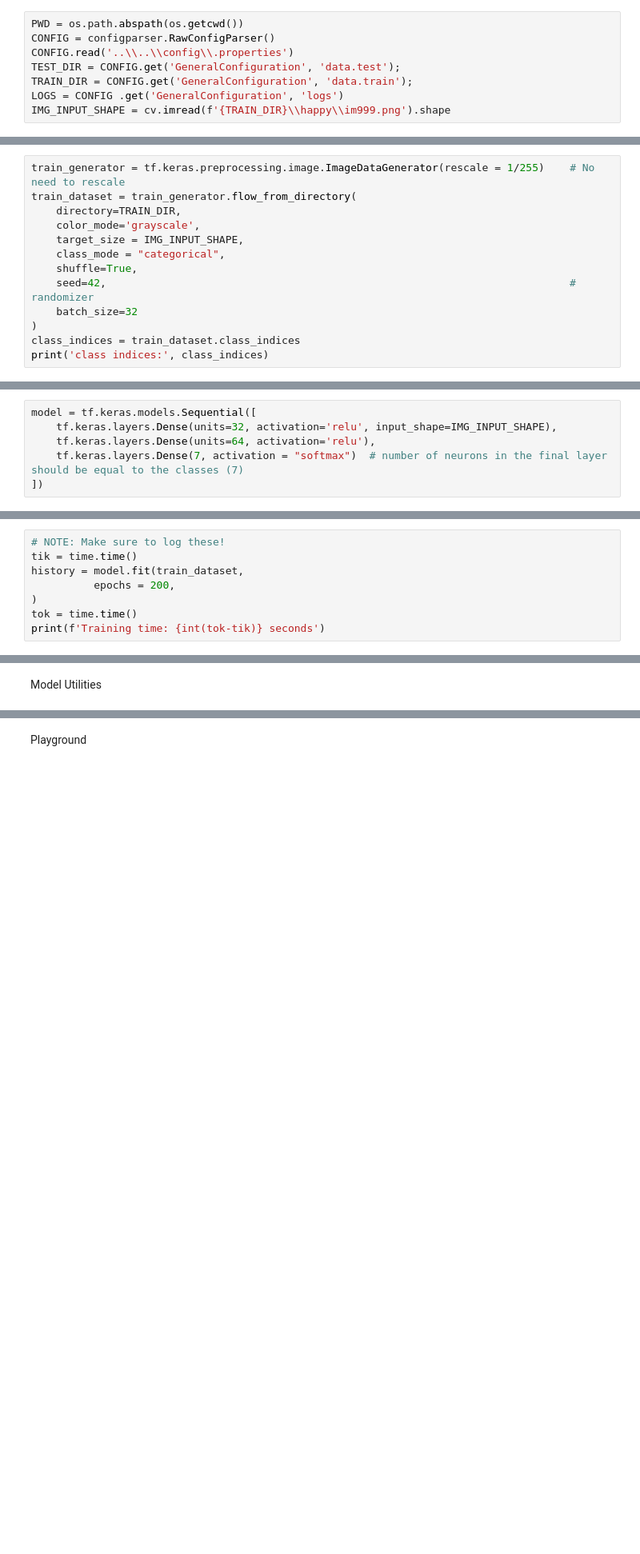
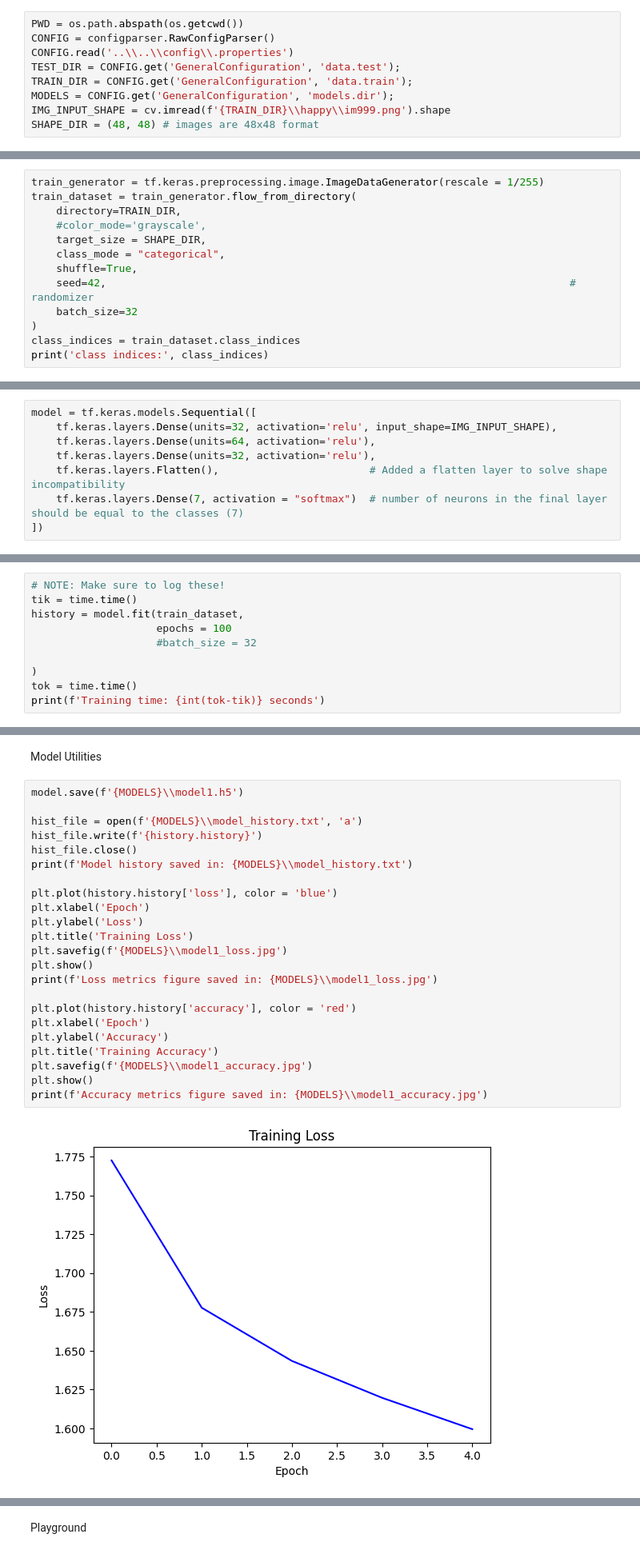
Before and after one commit to satorhho/realtime-emotion-detection, a Jupyter notebook: src/train/train.ipynb, the cells around one changed output, grey strips where cells are left out. Shown at 80% size. Saved outputs shown, nothing was run; the diff lists cells and outputs as text; blank space fills up the shorter version.

Commit message:
initial training notebook

```diff
--- a/src/train/train.ipynb
+++ b/src/train/train.ipynb
@@ -19,7 +20,8 @@ CONFIG = configparser.RawConfigParser()
 CONFIG.read('..\\..\\config\\.properties')
 TEST_DIR = CONFIG.get('GeneralConfiguration', 'data.test');
 TRAIN_DIR = CONFIG.get('GeneralConfiguration', 'data.train');
-LOGS = CONFIG .get('GeneralConfiguration', 'logs')
+MODELS = CONFIG.get('GeneralConfiguration', 'models.dir');
 IMG_INPUT_SHAPE = cv.imread(f'{TRAIN_DIR}\\happy\\im999.png').shape
+SHAPE_DIR = (48, 48) # images are 48x48 format
 # %% [markdown]
 <h1>Functions</h1>
@@ -32,11 +30,11 @@ C:\Users\lkbri\Desktop\realtime-emotion-detection\src\train
 # %% [markdown]
 Preparing the dataset
 # %%
-train_generator = tf.keras.preprocessing.image.ImageDataGenerator(rescale = 1/255)    # No need to rescale
+train_generator = tf.keras.preprocessing.image.ImageDataGenerator(rescale = 1/255)
 train_dataset = train_generator.flow_from_directory(
     directory=TRAIN_DIR,
-    color_mode='grayscale',
-    target_size = IMG_INPUT_SHAPE,
+    #color_mode='grayscale',
+    target_size = SHAPE_DIR,
     class_mode = "categorical",
     shuffle=True,
     seed=42,                                                                          # randomizer
@@ -53,6 +51,8 @@ Building the model
 model = tf.keras.models.Sequential([
     tf.keras.layers.Dense(units=32, activation='relu', input_shape=IMG_INPUT_SHAPE),
     tf.keras.layers.Dense(units=64, activation='relu'),
+    tf.keras.layers.Dense(units=32, activation='relu'),
+    tf.keras.layers.Flatten(),                        # Added a flatten layer to solve shape incompatibility
     tf.keras.layers.Dense(7, activation = "softmax")  # number of neurons in the final layer should be equal to the classes (7)
 ])
 # %%
@@ -66,7 +66,9 @@ Training
 # NOTE: Make sure to log these!
 tik = time.time()
 history = model.fit(train_dataset,
-          epochs = 200,
+                    epochs = 100
+                    #batch_size = 32
+
 )
 tok = time.time()
 print(f'Training time: {int(tok-tik)} seconds')
@@ -73,2 +87,27 @@ print(f'Training time: {int(tok-tik)} seconds')
 # %% [markdown]
 Model Utilities
+# %%
+model.save(f'{MODELS}\\model1.h5')
+
+hist_file = open(f'{MODELS}\\model_history.txt', 'a')
+hist_file.write(f'{history.history}')
+hist_file.close()
+print(f'Model history saved in: {MODELS}\\model_history.txt')
+
+plt.plot(history.history['loss'], color = 'blue')
+plt.xlabel('Epoch')
+plt.ylabel('Loss')
+plt.title('Training Loss')
+plt.savefig(f'{MODELS}\\model1_loss.jpg')
+plt.show()
+print(f'Loss metrics figure saved in: {MODELS}\\model1_loss.jpg')
+
+plt.plot(history.history['accuracy'], color = 'red')
+plt.xlabel('Epoch')
+plt.ylabel('Accuracy')
+plt.title('Training Accuracy')
+plt.savefig(f'{MODELS}\\model1_accuracy.jpg')
+plt.show()
+print(f'Accuracy metrics figure saved in: {MODELS}\\model1_accuracy.jpg')
+# %% [output]
+[figure, added]
```
Also changed, not shown: parts of 7 cells of this notebook.
